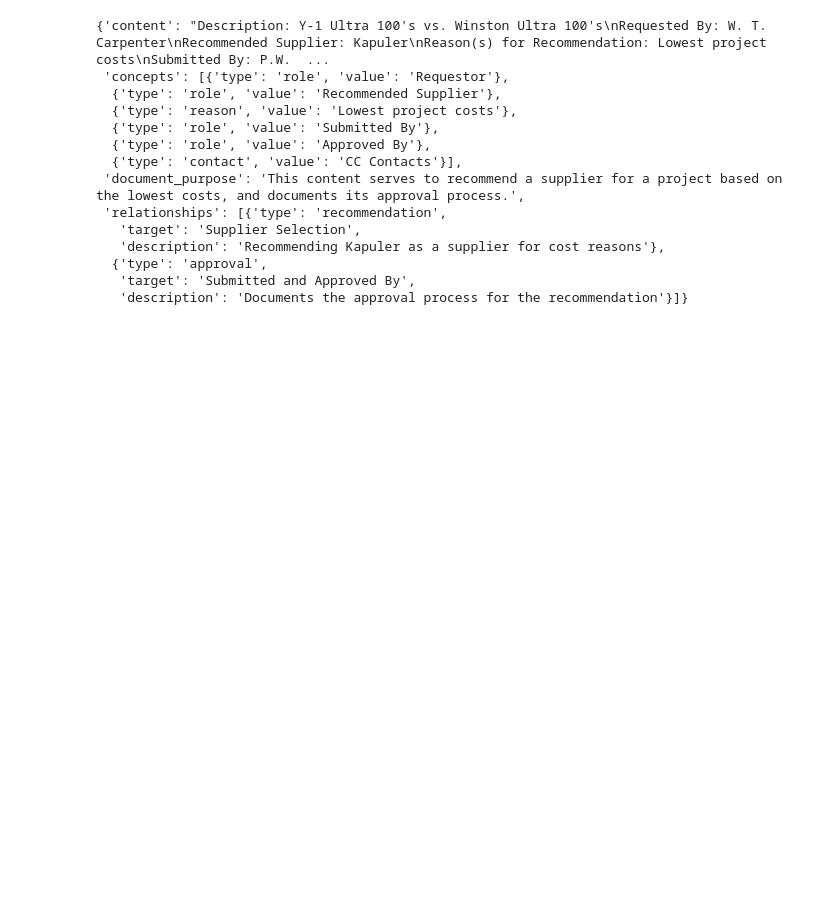
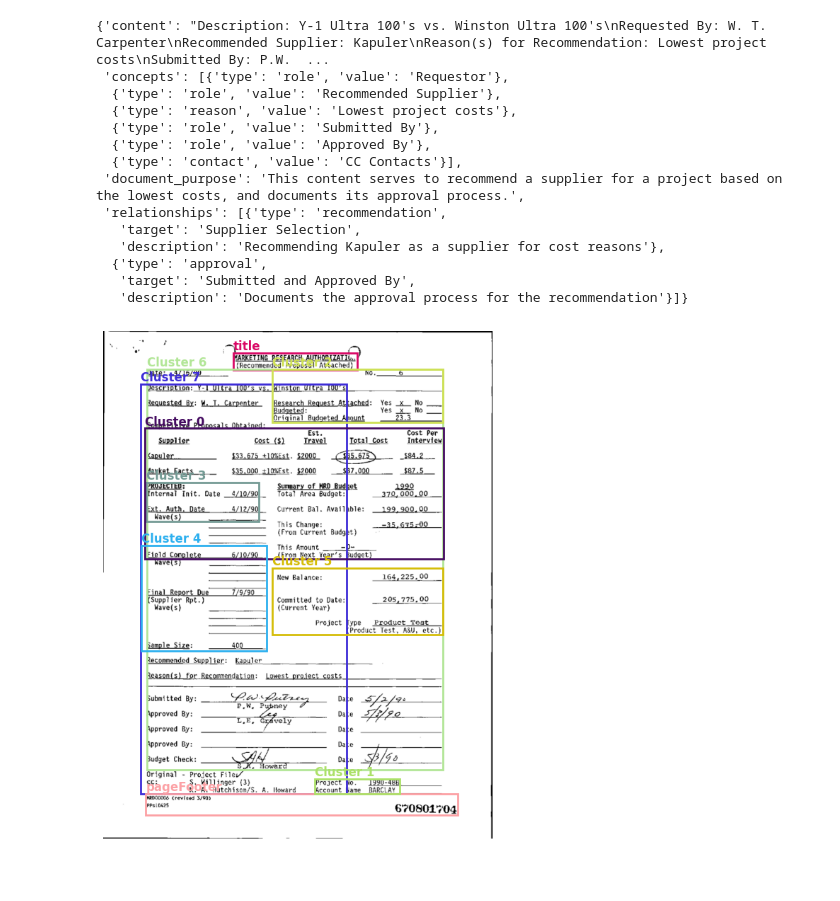
Before and after one commit to crcresearch/FUNSD, a Jupyter notebook: nbs/ocr_hierarchy_extract_new.ipynb, the cells around one changed output. Saved outputs shown, nothing was run; the diff lists cells and outputs as text; code cells hidden in the pictures; blank space fills up the shorter version.

Commit message:
Added cluster visualization.

```diff
--- a/nbs/ocr_hierarchy_extract_new.ipynb
+++ b/nbs/ocr_hierarchy_extract_new.ipynb
@@ -2225,3 +2225,59 @@ res
   {'type': 'approval',
    'target': 'Submitted and Approved By',
    'description': 'Documents the approval process for the recommendation'}]}
+# %%
+import cv2
+import matplotlib.pyplot as plt
+import random
+
+def plot_cluster_bboxes(image_path, clusters):
+    """
+    Plot the cluster bounding boxes on the image.
+
+    Parameters:
+      image_path: Path to the main image.
+      clusters: A dictionary of clusters where each cluster has a "boundingBox"
+                key in the form [x_min, y_min, x_max, y_max] and a "name".
+    """
+    # Load the image (OpenCV loads in BGR)
+    image = cv2.imread(image_path)
+    if image is None:
+        print("Error loading image")
+        return
+    # Convert image to RGB for plotting
+    image_rgb = cv2.cvtColor(image, cv2.COLOR_BGR2RGB)
+
+    # Create a matplotlib figure
+    fig, ax = plt.subplots(figsize=(12, 8))
+    ax.imshow(image_rgb)
+
+    # For each cluster, draw the bounding box with a random color.
+    for label, cluster in clusters.items():
+        bbox = cluster.get("boundingBox")
+        name = cluster.get("name", f"Cluster {label}")
+        if bbox:
+            x_min, y_min, x_max, y_max = bbox
+            width = x_max - x_min
+            height = y_max - y_min
+
+            # Generate a random color
+            color = (random.random(), random.random(), random.random())
+
+            # Create a rectangle patch
+            rect = plt.Rectangle((x_min, y_min), width, height, fill=False, color=color, linewidth=2)
+            ax.add_patch(rect)
+
+            # Annotate with the cluster name
+            ax.text(x_min, y_min - 5, name, fontsize=12, color=color, weight="bold")
+
+    ax.axis("off")
+    plt.tight_layout()
+    plt.show()
+
+# Example usage:
+# Path to the main image
+image_path = "../datasets/FUNSD/training_data/images/0001463282.png"  # update to your image path
+
+plot_cluster_bboxes(image_path, clusters)
+# %% [output]
+[figure, added]
```
Also changed, not shown: parts of 5 cells of this notebook.
